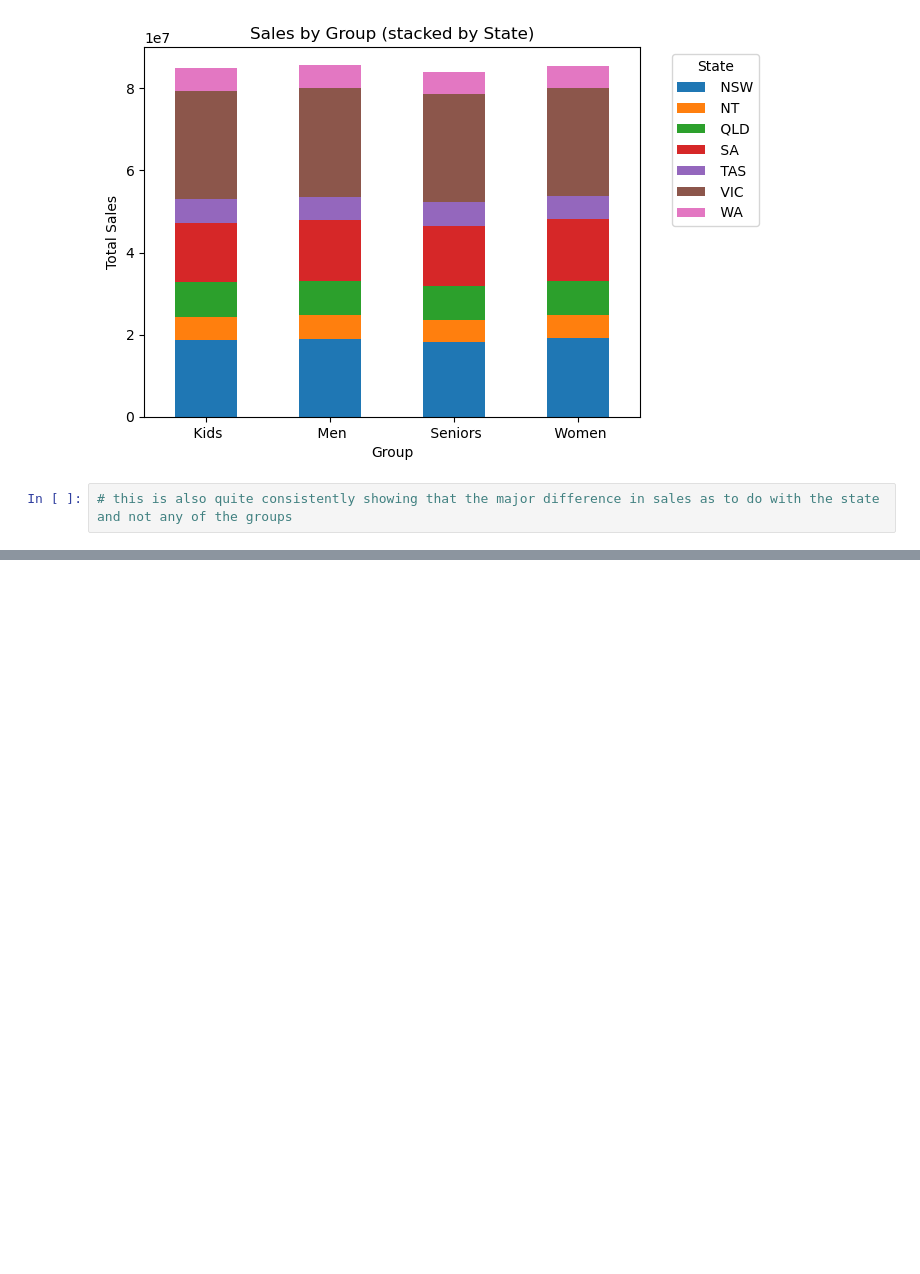
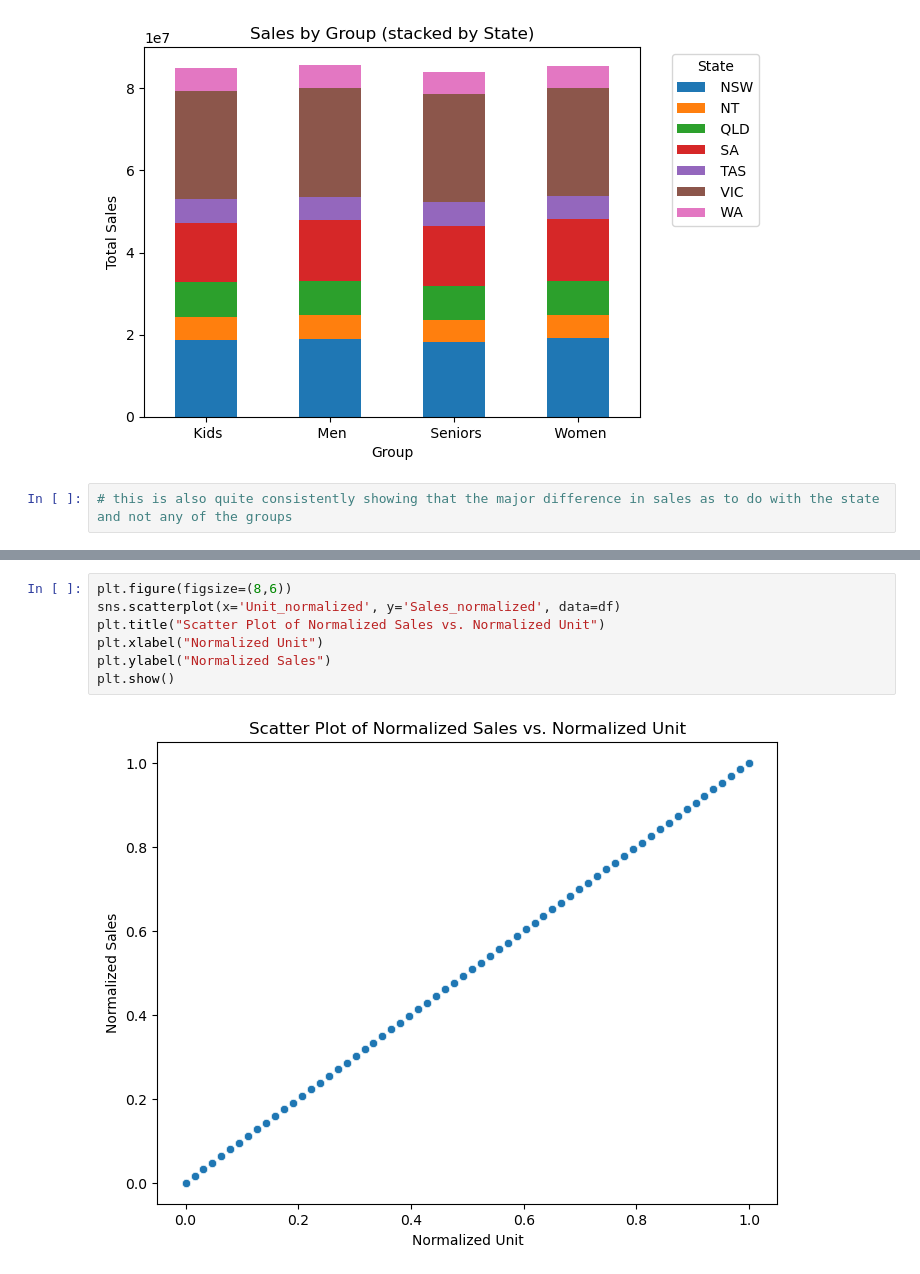
Before and after one commit to aliehs111/AAL_sales, a Jupyter notebook: AAL.ipynb, the cells around one changed output, grey strips where cells are left out. Drawn from its saved outputs; the diff is of its cells as text; blank space fills up the shorter version.

```diff
--- a/AAL.ipynb
+++ b/AAL.ipynb
@@ -242,0 +273,9 @@ plt.show()
+# %%
+plt.figure(figsize=(8,6))
+sns.scatterplot(x='Unit_normalized', y='Sales_normalized', data=df)
+plt.title("Scatter Plot of Normalized Sales vs. Normalized Unit")
+plt.xlabel("Normalized Unit")
+plt.ylabel("Normalized Sales")
+plt.show()
+# %% [output]
+[figure, added]
```
Also changed, not shown: parts of 6 cells of this notebook, 1 other file.
